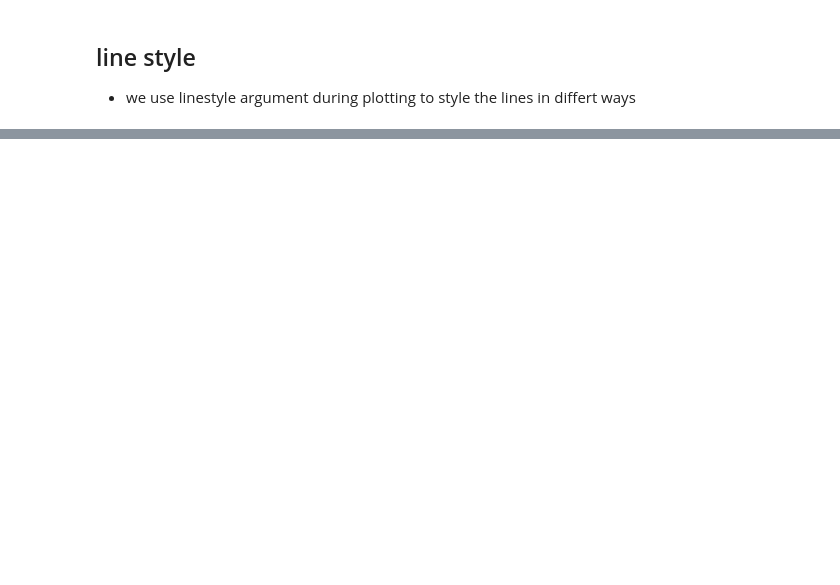
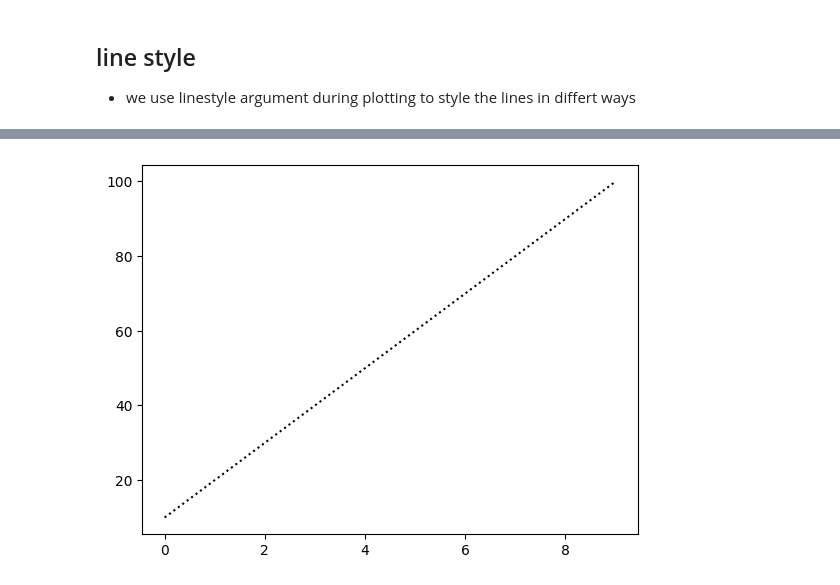
Before and after one commit to Namangarg007/Python-Practice, a Jupyter notebook: matplot.ipynb, the cells around one changed output, grey strips where cells are left out. Saved outputs shown, nothing was run; the diff lists cells and outputs as text; code cells hidden in the pictures; blank space fills up the shorter version.

```diff
--- a/matplot.ipynb
+++ b/matplot.ipynb
@@ -122,0 +145,6 @@ plt.show()
+# %%
+# with color argument we can change the color of the line
+plt.plot(p, color='k', ls='dotted') # only predefined color or line style can be specified in the arguments
+plt.show()
+# %% [output]
+[figure, added]
```
Also changed, not shown: parts of 36 cells of this notebook, 2 other files.
